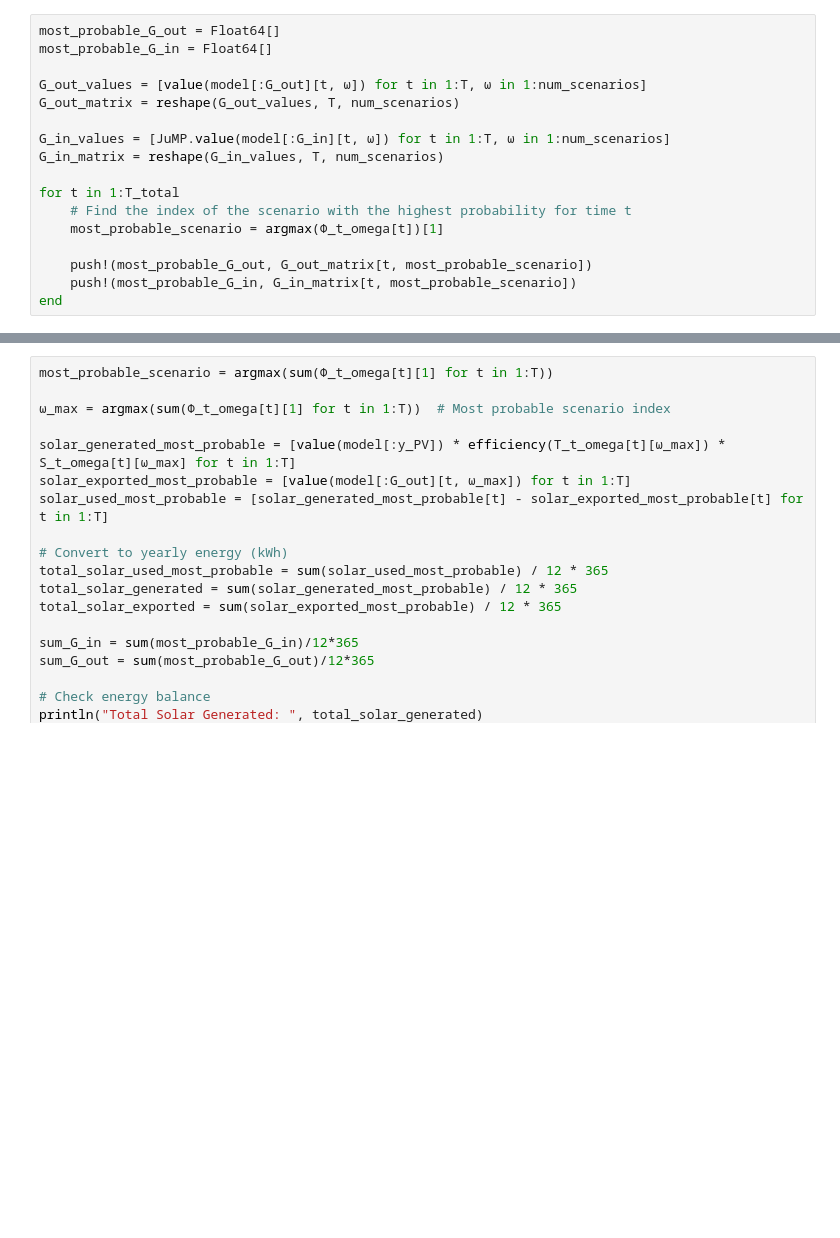
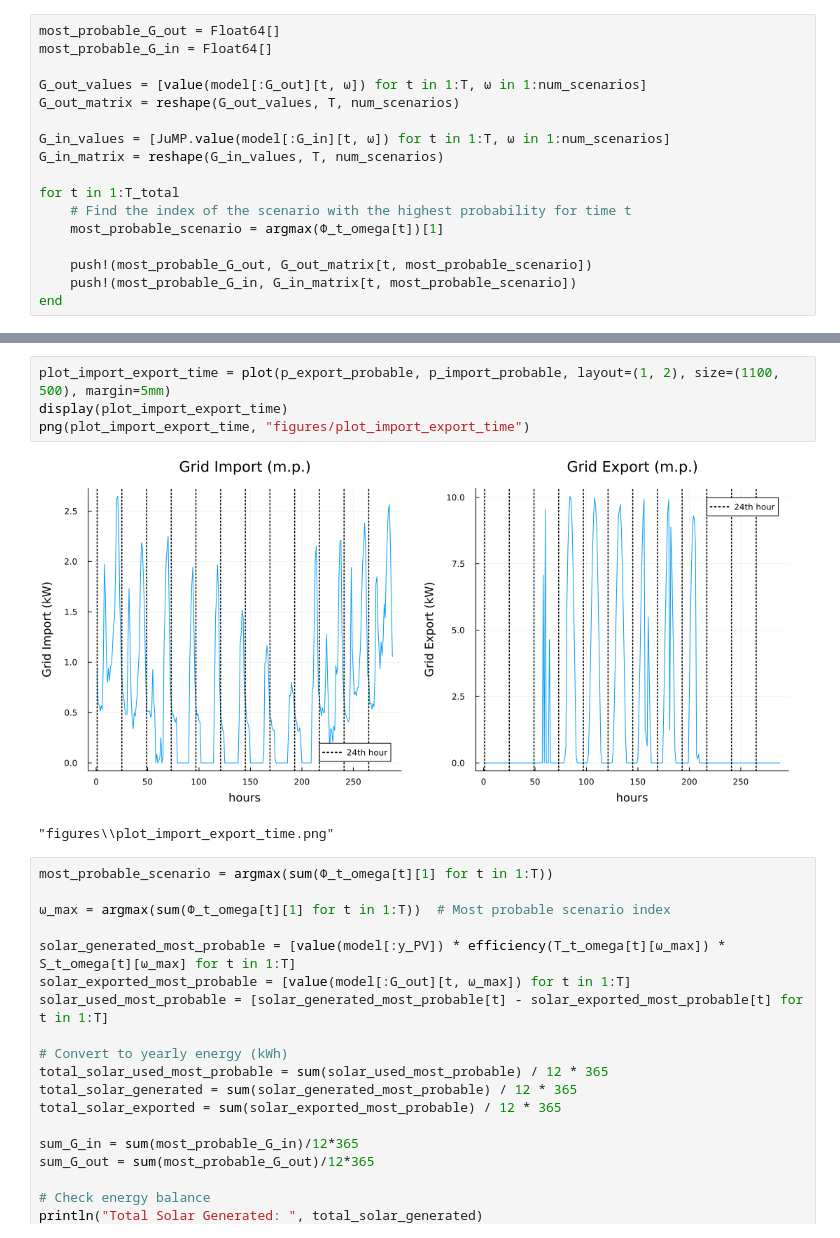
Before and after one commit to czwiessler/AMOProject, a Jupyter notebook: 05_Optimization.ipynb, the cells around one changed output, grey strips where cells are left out. Cells and saved outputs as stored; diff of their text form; blank space fills up the shorter version.

```diff
--- a/05_Optimization.ipynb
+++ b/05_Optimization.ipynb
@@ -295,3 +295,10 @@ plot(p, p_probable, layout=(1, 2), size=(1100, 500), margin=5mm)
+# %%
+plot_import_export_time = plot(p_export_probable, p_import_probable, layout=(1, 2), size=(1100, 500), margin=5mm)
+display(plot_import_export_time)
+png(plot_import_export_time, "figures/plot_import_export_time")
+# %% [output]
+[figure, added]
+"figures\\plot_import_export_time.png"
 # %%
 most_probable_scenario = argmax(sum(Φ_t_omega[t][1] for t in 1:T))
 
```
Also changed, not shown: parts of 4 cells of this notebook, 4 other files.
